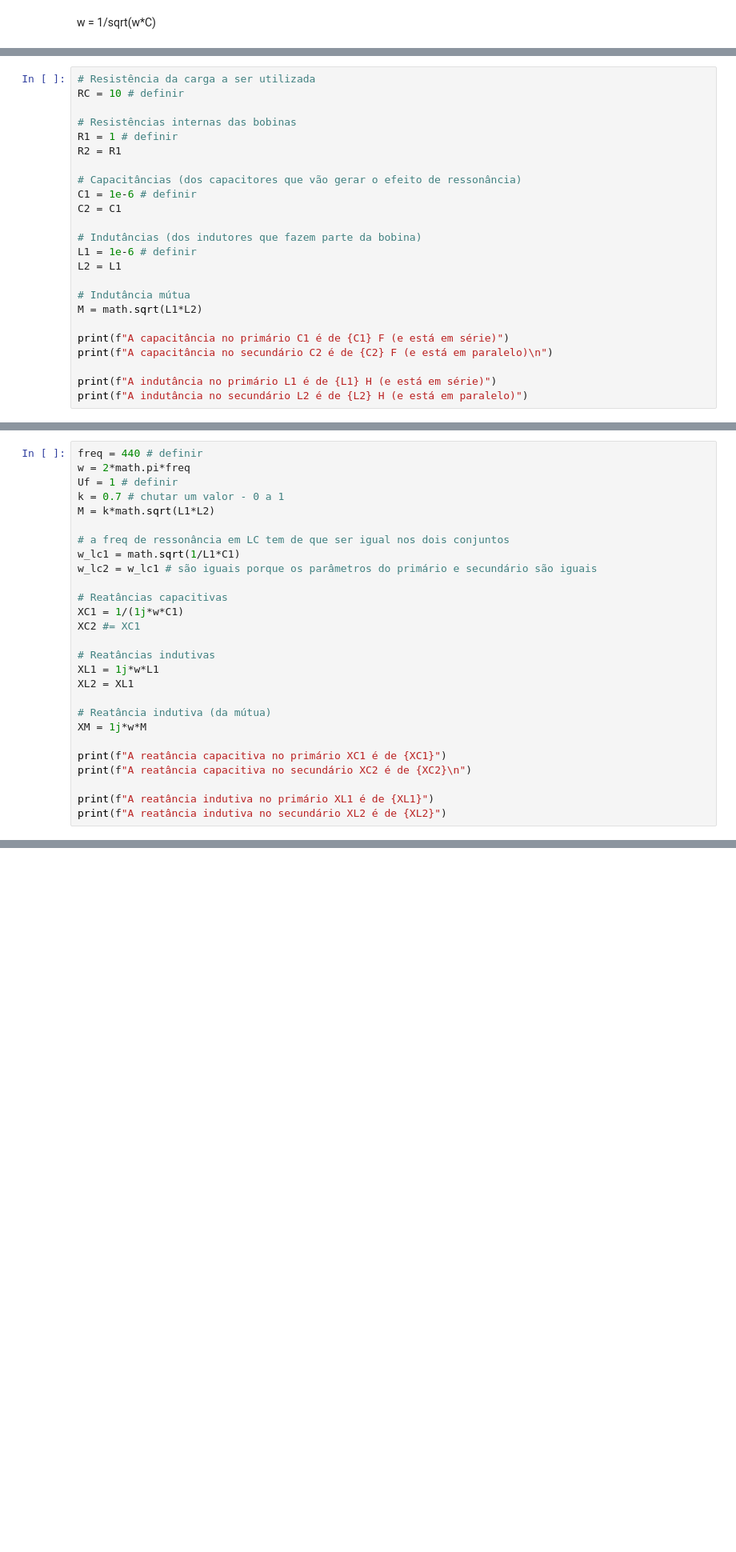
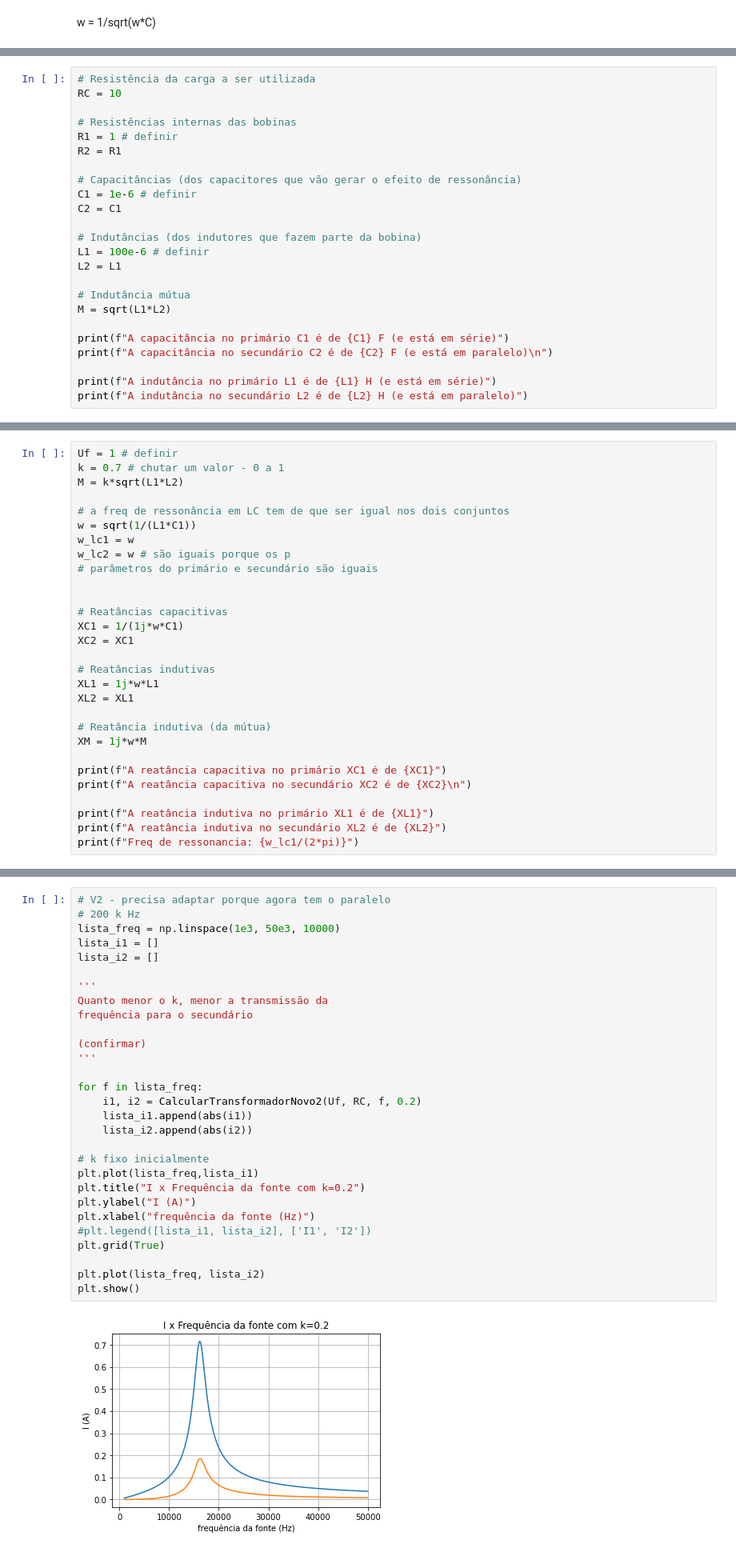
Before and after one commit to andresabcb/proj_eletromag_212, a Jupyter notebook: Projeto Eletromag 212.ipynb, the cells around one changed output, grey strips where cells are left out. Shown at 80% size. Saved outputs shown, nothing was run; the diff lists cells and outputs as text; blank space fills up the shorter version.

```diff
--- a/Projeto Eletromag 212.ipynb
+++ b/Projeto Eletromag 212.ipynb
@@ -61,7 +61,7 @@ Documente seu código explicando cada etapa do cálculo.
 Para as simulações iniciais, adotem valores razoáveis para indutâncias, frequência, resistências e capacitâncias a serem utilizados.
 # %%
 # Resistência da carga a ser utilizada
-RC = 10 # definir
+RC = 10
 
 # Resistências internas das bobinas
 R1 = 1 # definir
@@ -72,11 +72,11 @@ C1 = 1e-6 # definir
 C2 = C1
 
 # Indutâncias (dos indutores que fazem parte da bobina)
-L1 = 1e-6 # definir
+L1 = 100e-6 # definir
 L2 = L1
 
 # Indutância mútua
-M = math.sqrt(L1*L2)
+M = sqrt(L1*L2)
 
 print(f"A capacitância no primário C1 é de {C1} F (e está em série)")
 print(f"A capacitância no secundário C2 é de {C2} F (e está em paralelo)\n")
@@ -92,17 +92,18 @@ A indutância no secundário L2 é de 1e-06 H (e está em paralelo)
 # %%
-freq = 440 # definir
-w = 2*math.pi*freq
 Uf = 1 # definir
 k = 0.7 # chutar um valor - 0 a 1
-M = k*math.sqrt(L1*L2)
+M = k*sqrt(L1*L2)
 
 # a freq de ressonância em LC tem de que ser igual nos dois conjuntos
-w_lc1 = math.sqrt(1/L1*C1)
-w_lc2 = w_lc1 # são iguais porque os parâmetros do primário e secundário são iguais
+w = sqrt(1/(L1*C1))
+w_lc1 = w
+w_lc2 = w # são iguais porque os p
+# parâmetros do primário e secundário são iguais
+
 
 # Reatâncias capacitivas
 XC1 = 1/(1j*w*C1)
-XC2 #= XC1
+XC2 = XC1
 
 # Reatâncias indutivas
 XL1 = 1j*w*L1
@@ -116,4 +117,5 @@ print(f"A reatância capacitiva no secundário XC2 é de {XC2}\n")
 
 print(f"A reatância indutiva no primário XL1 é de {XL1}")
 print(f"A reatância indutiva no secundário XL2 é de {XL2}")
+print(f"Freq de ressonancia: {w_lc1/(2*pi)}")
 # %% [output]
@@ -194,0 +198,31 @@ adicionais que possam esclarecer o funcionamento do circuito.
+# %%
+# V2 - precisa adaptar porque agora tem o paralelo
+# 200 k Hz
+lista_freq = np.linspace(1e3, 50e3, 10000)
+lista_i1 = []
+lista_i2 = []
+
+'''
+Quanto menor o k, menor a transmissão da
+frequência para o secundário
+
+(confirmar)
+'''
+
+for f in lista_freq:
+    i1, i2 = CalcularTransformadorNovo2(Uf, RC, f, 0.2)
+    lista_i1.append(abs(i1))
+    lista_i2.append(abs(i2))
+
+# k fixo inicialmente
+plt.plot(lista_freq,lista_i1)
+plt.title("I x Frequência da fonte com k=0.2")
+plt.ylabel("I (A)")
+plt.xlabel("frequência da fonte (Hz)")
+#plt.legend([lista_i1, lista_i2], ['I1', 'I2'])
+plt.grid(True)
+
+plt.plot(lista_freq, lista_i2)
+plt.show()
+# %% [output]
+[figure, added]
```
Also changed, not shown: parts of 17 cells of this notebook.
